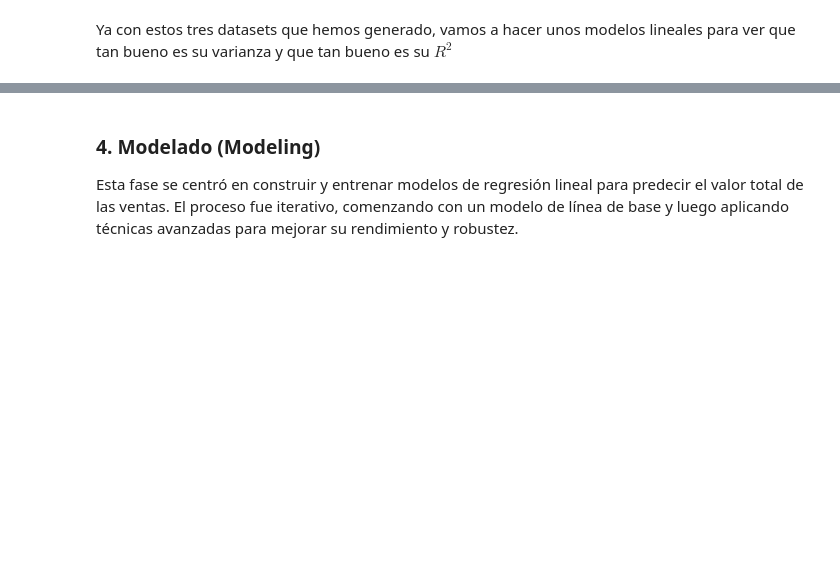
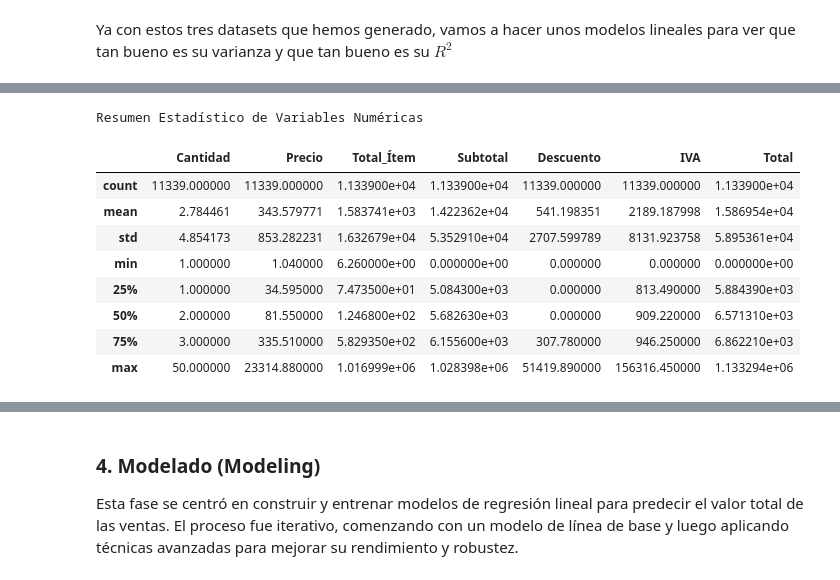
Before and after one commit to AceRb6/Practica_01_ML_Regresion_Lineal, a Jupyter notebook: Practica_1_Regresion_Lineal.ipynb, the cells around one changed output, grey strips where cells are left out. Saved outputs shown, nothing was run; the diff lists cells and outputs as text; code cells hidden in the pictures; blank space fills up the shorter version.

```diff
--- a/Practica_1_Regresion_Lineal.ipynb
+++ b/Practica_1_Regresion_Lineal.ipynb
@@ -596,0 +503,22 @@ Proporción acumulada de varianza explicada:
+# %%
+# Configuración visual
+plt.style.use('seaborn-v0_8')
+sns.set_palette("husl")
+
+# Lista de variables numéricas de interés
+numeric_vars = ['Cantidad', 'Precio', 'Total_Ítem', 'Subtotal', 'Descuento', 'IVA', 'Total']
+
+# Resumen estadístico
+print("Resumen Estadístico de Variables Numéricas")
+display(df1[numeric_vars].describe())
+# %% [output]
+Resumen Estadístico de Variables Numéricas
+|  | Cantidad | Precio | Total_Ítem | Subtotal | Descuento | IVA | Total |
+| count | 11339.000000 | 11339.000000 | 1.133900e+04 | 1.133900e+04 | 11339.000000 | 11339.000000 | 1.133900e+04 |
+| mean | 2.784461 | 343.579771 | 1.583741e+03 | 1.422362e+04 | 541.198351 | 2189.187998 | 1.586954e+04 |
+| std | 4.854173 | 853.282231 | 1.632679e+04 | 5.352910e+04 | 2707.599789 | 8131.923758 | 5.895361e+04 |
+| min | 1.000000 | 1.040000 | 6.260000e+00 | 0.000000e+00 | 0.000000 | 0.000000 | 0.000000e+00 |
+| 25% | 1.000000 | 34.595000 | 7.473500e+01 | 5.084300e+03 | 0.000000 | 813.490000 | 5.884390e+03 |
+| 50% | 2.000000 | 81.550000 | 1.246800e+02 | 5.682630e+03 | 0.000000 | 909.220000 | 6.571310e+03 |
+| 75% | 3.000000 | 335.510000 | 5.829350e+02 | 6.155600e+03 | 307.780000 | 946.250000 | 6.862210e+03 |
+| max | 50.000000 | 23314.880000 | 1.016999e+06 | 1.028398e+06 | 51419.890000 | 156316.450000 | 1.133294e+06 |
```
Also changed, not shown: parts of 9 cells of this notebook, 1 other file.
